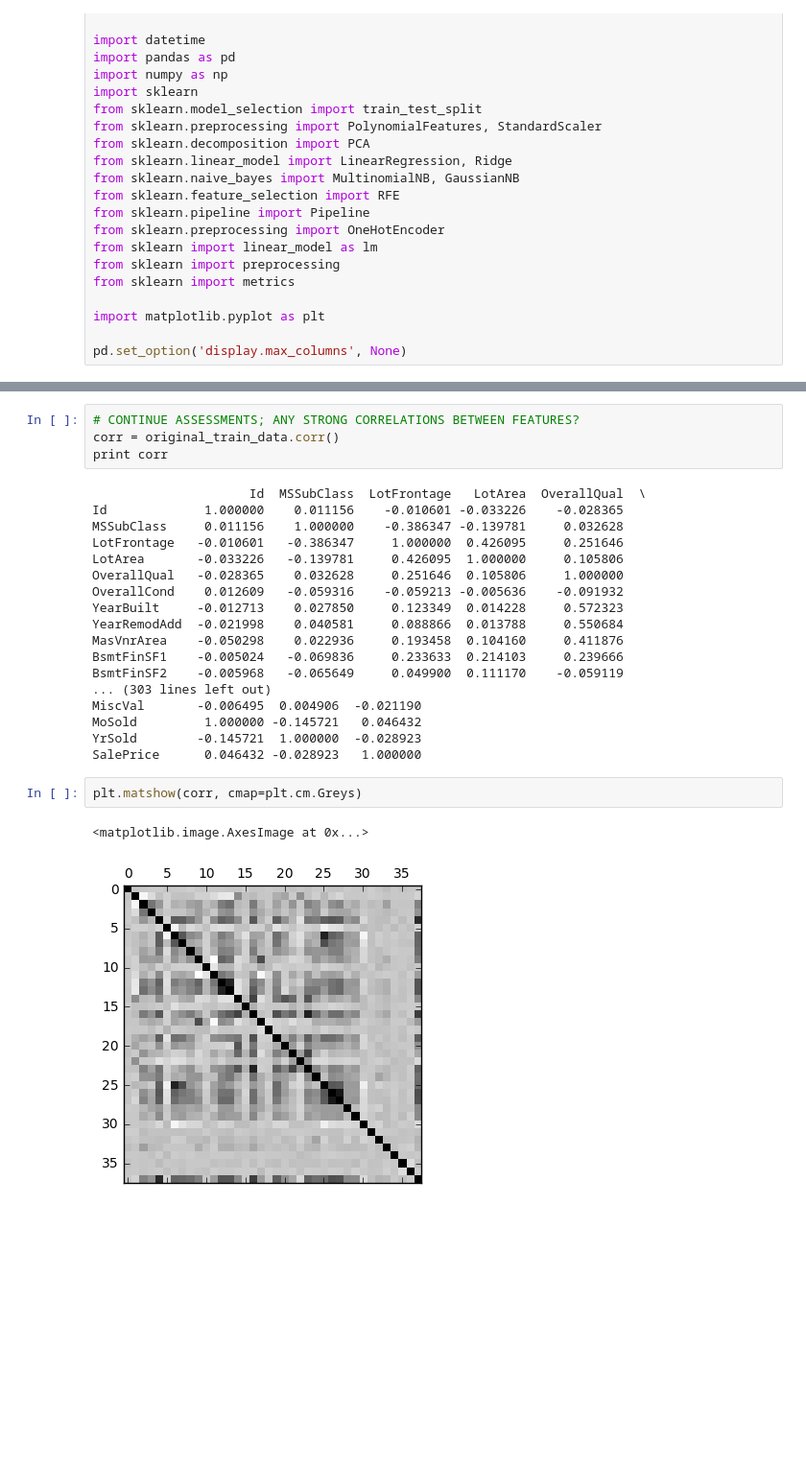
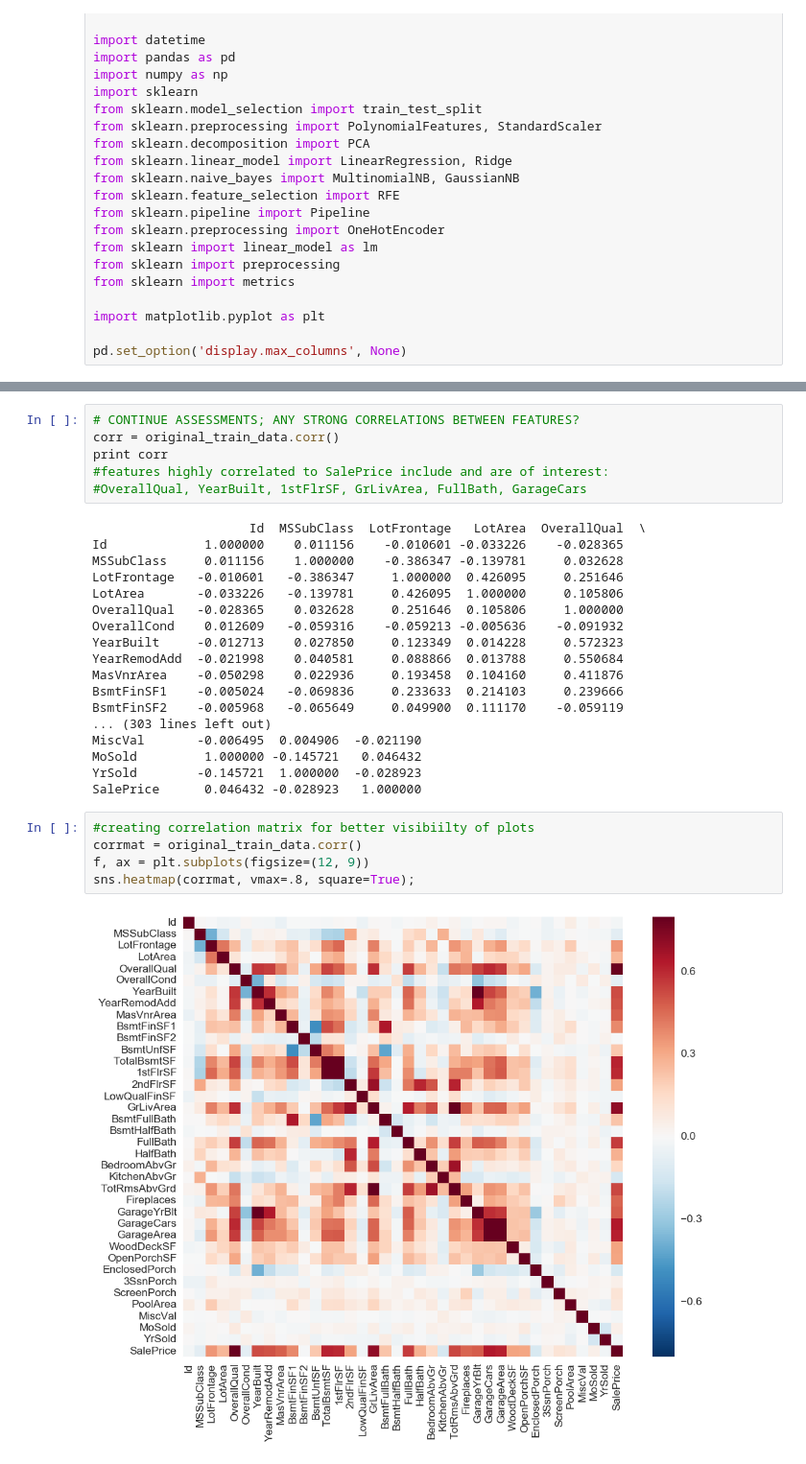
Before and after one commit to kctobin/207, a Jupyter notebook: RealEstateFinal - 1 Intro Exploration.ipynb, the cells around one changed output, grey strips where cells are left out. Shown at 96% size. Drawn from its saved outputs; the diff is of its cells as text; blank space fills up the shorter version.

```diff
--- a/RealEstateFinal - 1 Intro Exploration.ipynb
+++ b/RealEstateFinal - 1 Intro Exploration.ipynb
@@ -56,6 +90,8 @@ max      12.000000  2010.000000  755000.000000
 # CONTINUE ASSESSMENTS; ANY STRONG CORRELATIONS BETWEEN FEATURES?
 corr = original_train_data.corr()
 print corr
+#features highly correlated to SalePrice include and are of interest:
+#OverallQual, YearBuilt, 1stFlrSF, GrLivArea, FullBath, GarageCars
 # %% [output]
                      Id  MSSubClass  LotFrontage   LotArea  OverallQual  \
 Id             1.000000    0.011156    -0.010601 -0.033226    -0.028365
@@ -74,8 +110,10 @@ MiscVal       -0.006495  0.004906  -0.021190
 MoSold         1.000000 -0.145721   0.046432
 YrSold        -0.145721  1.000000  -0.028923
 SalePrice      0.046432 -0.028923   1.000000
-# %%
-plt.matshow(corr, cmap=plt.cm.Greys)
-# %% [output]
-<matplotlib.image.AxesImage at 0x...>
-[figure, removed]
+# %%
+#creating correlation matrix for better visibiilty of plots
+corrmat = original_train_data.corr()
+f, ax = plt.subplots(figsize=(12, 9))
+sns.heatmap(corrmat, vmax=.8, square=True);
+# %% [output]
+[figure, added]
```
Also changed, not shown: parts of 11 cells of this notebook.
